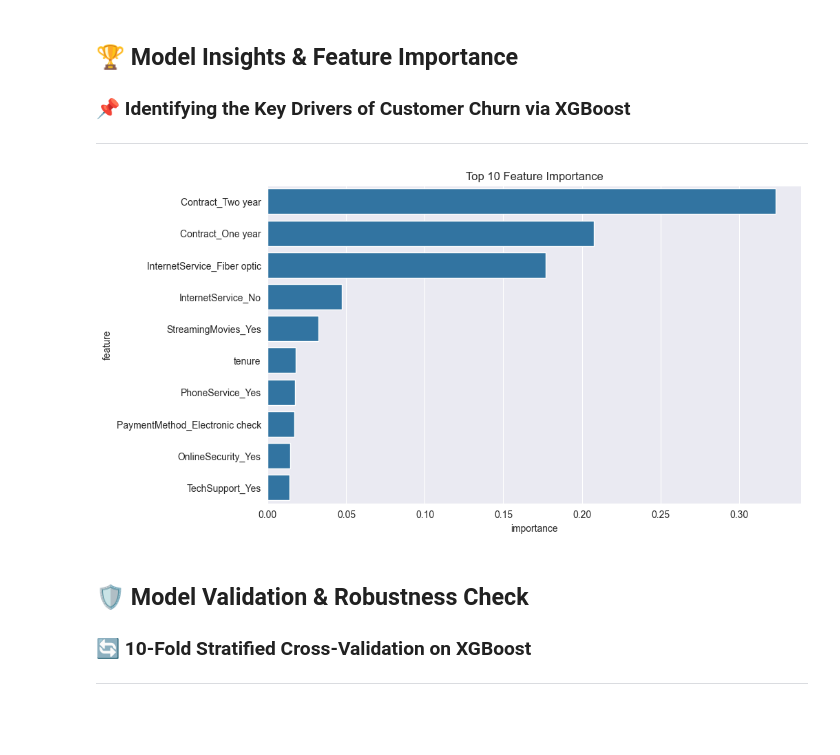
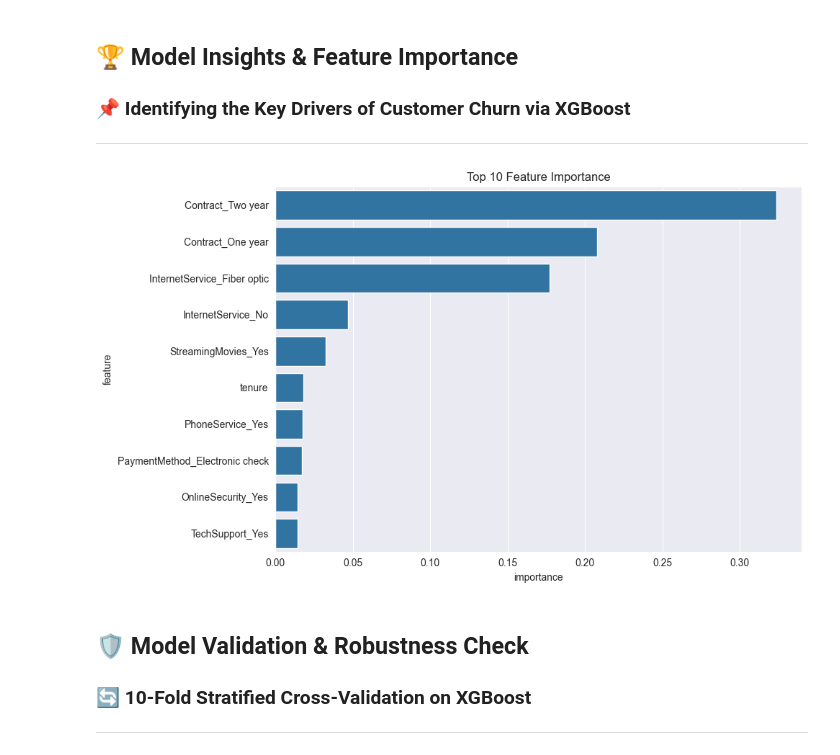
Before and after one commit to serhat-eroglu/Customer-churn-project, a Jupyter notebook: notebooks/03_model.ipynb, the cells around one changed output. Drawn from its saved outputs; the diff is of its cells as text; code cells hidden in the pictures; blank space fills up the shorter version.

Commit message:
feat: add confusion matrix and feature importance visuals

```diff
--- a/notebooks/03_model.ipynb
+++ b/notebooks/03_model.ipynb
@@ -182,18 +182,20 @@ weighted avg       0.79      0.74      0.75      1407
 ### 📌 Identifying the Key Drivers of Customer Churn via XGBoost
 ---
 # %%
-feature_importance=pd.DataFrame({
+feature_importance = pd.DataFrame({
     'feature': X.columns,
     'importance': model_3.feature_importances_
 })
 feature_importance.sort_values('importance', ascending=False, inplace=True)
 
-plt.figure(figsize=(10, 6))
-sns.barplot(data=feature_importance.head(10), x='importance', y='feature')
-plt.title('Top 10 Feature Importance')
+fig, ax = plt.subplots(figsize=(10, 6))
+sns.barplot(data=feature_importance.head(10), x='importance', y='feature', ax=ax)
+ax.set_title('Top 10 Feature Importance')
+plt.tight_layout()
+plt.savefig('../assets/feature_importance.png', dpi=150, bbox_inches='tight')
 plt.show()
 # %% [output]
-[figure, old version]
+[figure, new version]
 # %% [markdown]
 ## 🛡️ Model Validation & Robustness Check
 
```
Also changed, not shown: parts of 3 cells of this notebook, 3 other files.
